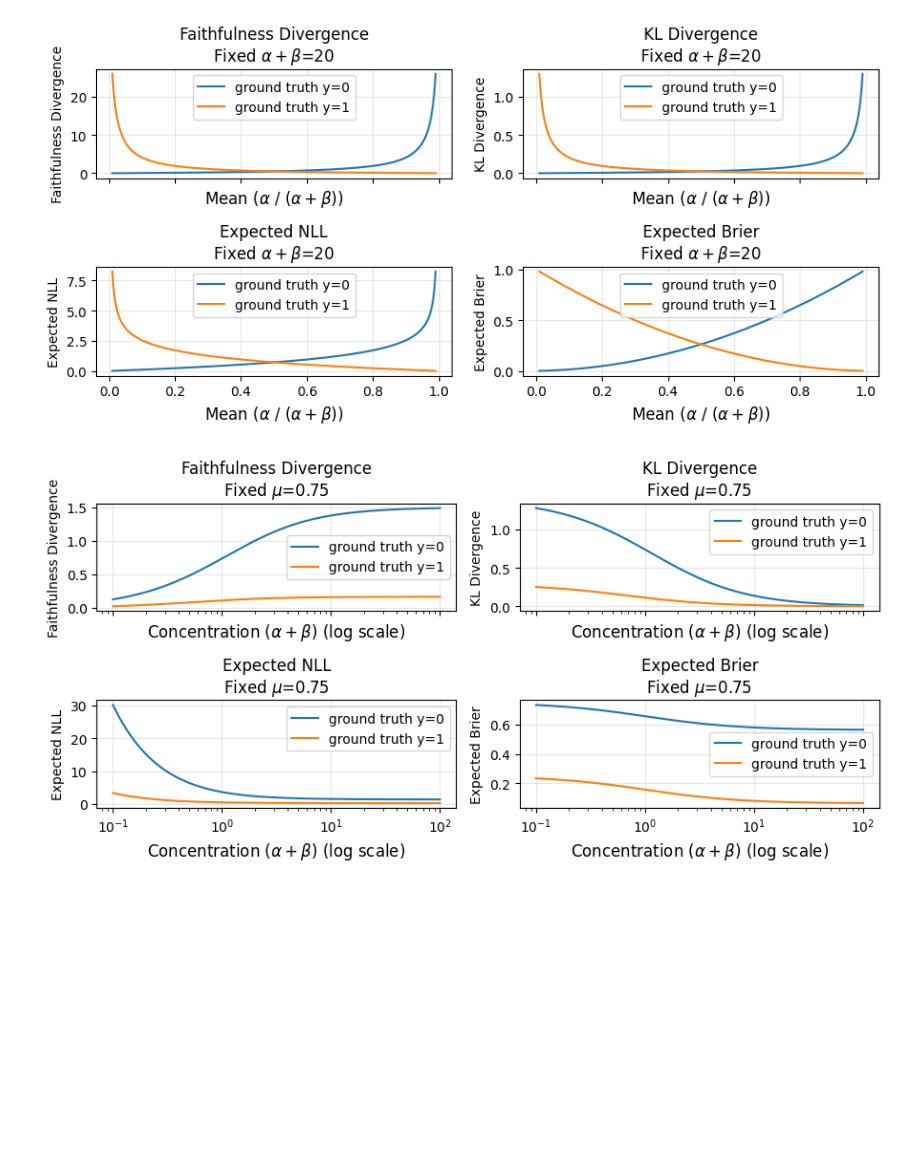
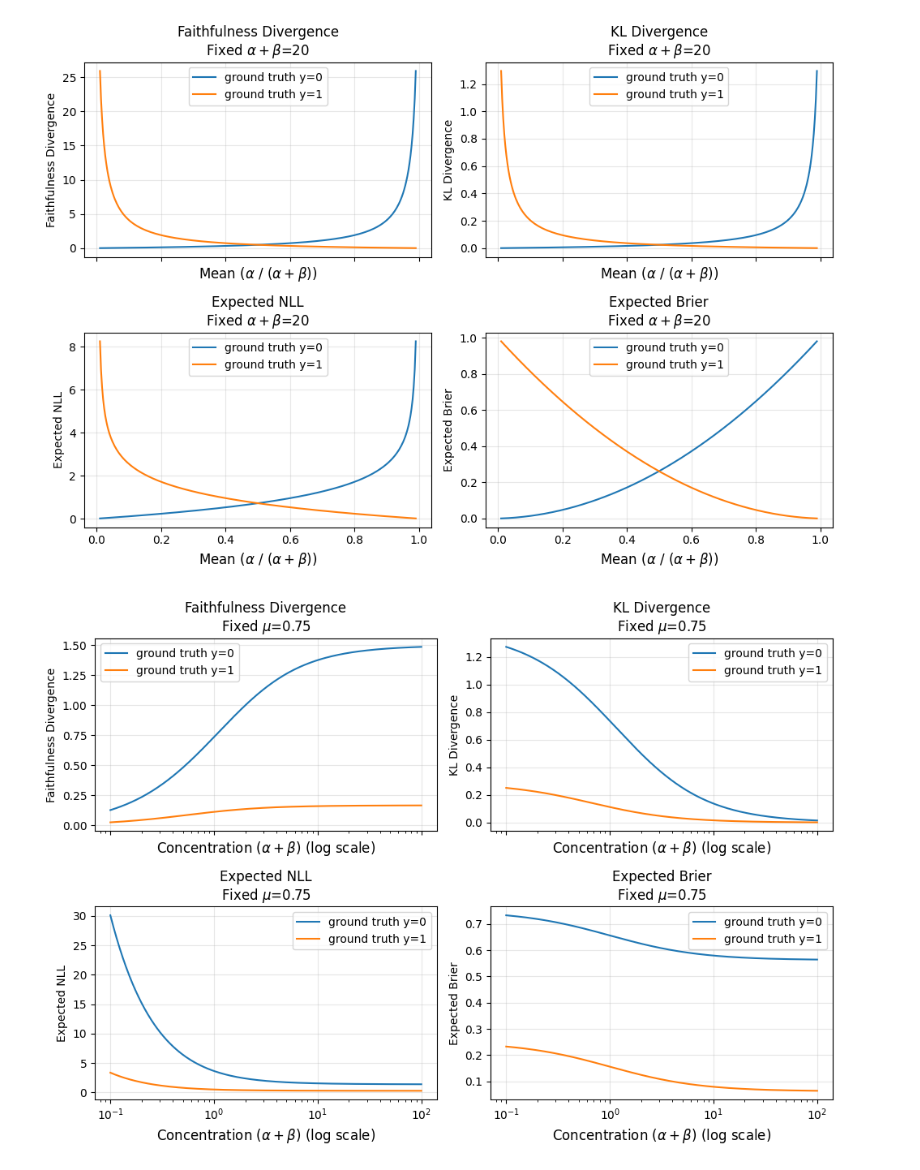
Before and after one commit to Ivan-Yeh/lm-confidence-evaluation-harness, a Jupyter notebook: paper_materials/fd_theoretical.ipynb, the cells around one changed output. Drawn from its saved outputs; the diff is of its cells as text; code cells hidden in the pictures; blank space fills up the shorter version.

```diff
--- a/paper_materials/fd_theoretical.ipynb
+++ b/paper_materials/fd_theoretical.ipynb
@@ -61,7 +61,7 @@ def _central_diff(values, grid):
 mean_vals = np.linspace(0.01, 0.99, 300)
 fixed_conc = 20.0
 
-fig1, axes1 = plt.subplots(2, 2, figsize=(9, 4.5), sharex=True)
+fig1, axes1 = plt.subplots(2, 2, figsize=(10, 7), sharex=True)
 axes1 = axes1.ravel()
 
 for ax, (title, metric_fn) in zip(axes1, metrics.items()):
@@ -75,33 +75,33 @@ for ax, (title, metric_fn) in zip(axes1, metrics.items()):
     ax.grid(True, alpha=0.3)
     ax.legend()
 
 fig1.tight_layout()
 fig1.savefig("figs/fd_ablation_theoretical_fixed_conc.pdf", dpi=300, bbox_inches="tight")
 
 
 # ---------------------------------------------------------------------------
 # Figure 2: Fix mean, vary concentration
 # ---------------------------------------------------------------------------
 conc_vals = np.logspace(-1, 2, 300)  # 0.1 to 100
 fixed_mean = 0.75
 
-fig2, axes2 = plt.subplots(2, 2, figsize=(9, 4.5), sharex=True)
+fig2, axes2 = plt.subplots(2, 2, figsize=(10, 7), sharex=True)
 axes2 = axes2.ravel()
 
 for ax, (title, metric_fn) in zip(axes2, metrics.items()):
     for y_value in [0, 1]:
         a, b = alpha_beta_from_mean_conc(fixed_mean, conc_vals)
         err = metric_fn(a, b, y_value)
         ax.plot(conc_vals, err, label=f"ground truth y={y_value}")
     ax.set_title(f"{title}\nFixed $\\mu$={fixed_mean:g}")
     ax.set_xlabel("Concentration ($\\alpha + \\beta$) (log scale)", fontsize=12)
     ax.set_ylabel(title)
     ax.set_xscale("log")
     ax.grid(True, alpha=0.3)
     ax.legend()
 
 fig2.tight_layout()
 fig2.savefig("figs/fd_ablation_theoretical_fixed_mean.pdf", dpi=300, bbox_inches="tight")
 # %% [output]
-[figure, old version]
+[figure, new version]
-[figure, old version]
+[figure, new version]
```
Also changed, not shown: 15 other files.
